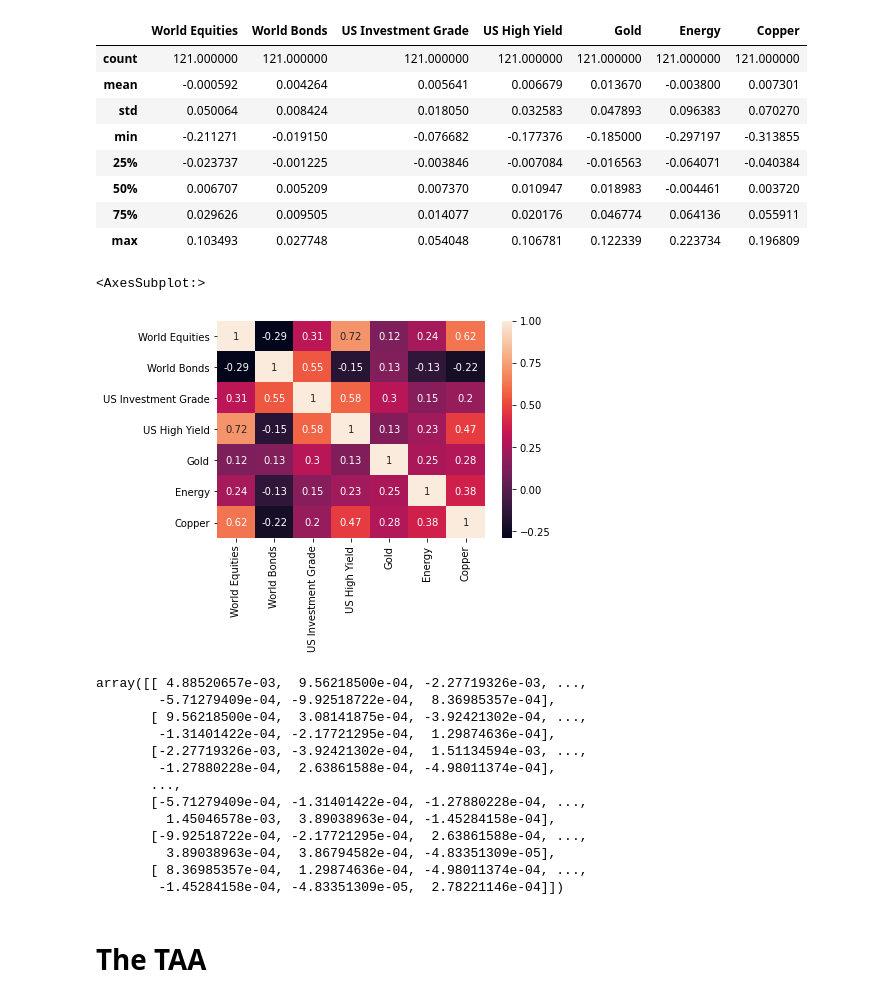
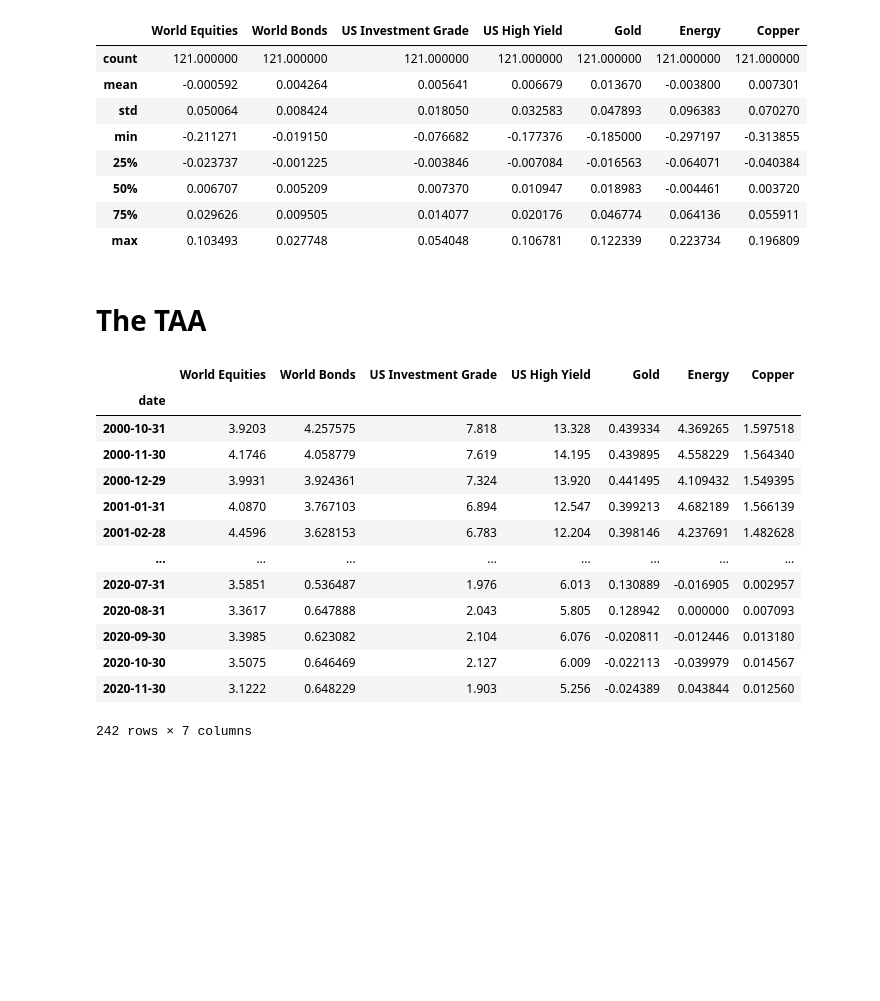
Before and after one commit to GuillaumePv/Quantitative-asset-risk-management-course, a Jupyter notebook: A2/main_A2.ipynb, the cells around one changed output. Drawn from its saved outputs; the diff is of its cells as text; code cells hidden in the pictures; blank space fills up the shorter version.

```diff
--- a/A2/main_A2.ipynb
+++ b/A2/main_A2.ipynb
@@ -381,27 +381,27 @@ df_insample.describe()
 | 50% | 0.006707 | 0.005209 | 0.007370 | 0.010947 | 0.018983 | -0.004461 | 0.003720 |
 | 75% | 0.029626 | 0.009505 | 0.014077 | 0.020176 | 0.046774 | 0.064136 | 0.055911 |
 | max | 0.103493 | 0.027748 | 0.054048 | 0.106781 | 0.122339 | 0.223734 | 0.196809 |
-# %%
-sns.heatmap(df_insample.corr(),annot=True)
-# %% [output]
-<AxesSubplot:>
-[figure, removed]
-# %%
-sigma = np.cov(df_insample.values)
-sigma
-# %% [output]
-array([[ 4.88520657e-03,  9.56218500e-04, -2.27719326e-03, ...,
-        -5.71279409e-04, -9.92518722e-04,  8.36985357e-04],
-       [ 9.56218500e-04,  3.08141875e-04, -3.92421302e-04, ...,
-        -1.31401422e-04, -2.17721295e-04,  1.29874636e-04],
-       [-2.27719326e-03, -3.92421302e-04,  1.51134594e-03, ...,
-        -1.27880228e-04,  2.63861588e-04, -4.98011374e-04],
-       ...,
-       [-5.71279409e-04, -1.31401422e-04, -1.27880228e-04, ...,
-         1.45046578e-03,  3.89038963e-04, -1.45284158e-04],
-       [-9.92518722e-04, -2.17721295e-04,  2.63861588e-04, ...,
-         3.89038963e-04,  3.86794582e-04, -4.83351309e-05],
-       [ 8.36985357e-04,  1.29874636e-04, -4.98011374e-04, ...,
-        -1.45284158e-04, -4.83351309e-05,  2.78221146e-04]])
 # %% [markdown]
 # The TAA
+# %%
+df_carry = pd.read_excel("./Data_QAM2.xlsx",sheet_name='Carry')
+df_carry.index = df_carry['Unnamed: 0']
+df_carry.index.name = 'date'
+del df_carry['Unnamed: 0']
+df_carry_insample = df_carry[df_carry.index <= pd.to_datetime("2020-11-30")]
+df_carry_insample
+# %% [output]
+|  | World Equities | World Bonds | US Investment Grade | US High Yield | Gold | Energy | Copper |
+| date |  |  |  |  |  |  |  |
+| 2000-10-31 | 3.9203 | 4.257575 | 7.818 | 13.328 | 0.439334 | 4.369265 | 1.597518 |
+| 2000-11-30 | 4.1746 | 4.058779 | 7.619 | 14.195 | 0.439895 | 4.558229 | 1.564340 |
+| 2000-12-29 | 3.9931 | 3.924361 | 7.324 | 13.920 | 0.441495 | 4.109432 | 1.549395 |
+| 2001-01-31 | 4.0870 | 3.767103 | 6.894 | 12.547 | 0.399213 | 4.682189 | 1.566139 |
+| 2001-02-28 | 4.4596 | 3.628153 | 6.783 | 12.204 | 0.398146 | 4.237691 | 1.482628 |
+| ... | ... | ... | ... | ... | ... | ... | ... |
+| 2020-07-31 | 3.5851 | 0.536487 | 1.976 | 6.013 | 0.130889 | -0.016905 | 0.002957 |
+| 2020-08-31 | 3.3617 | 0.647888 | 2.043 | 5.805 | 0.128942 | 0.000000 | 0.007093 |
+| 2020-09-30 | 3.3985 | 0.623082 | 2.104 | 6.076 | -0.020811 | -0.012446 | 0.013180 |
+| 2020-10-30 | 3.5075 | 0.646469 | 2.127 | 6.009 | -0.022113 | -0.039979 | 0.014567 |
+| 2020-11-30 | 3.1222 | 0.648229 | 1.903 | 5.256 | -0.024389 | 0.043844 | 0.012560 |
+242 rows × 7 columns
```
Also changed, not shown: parts of 7 cells of this notebook, 4 other files.
